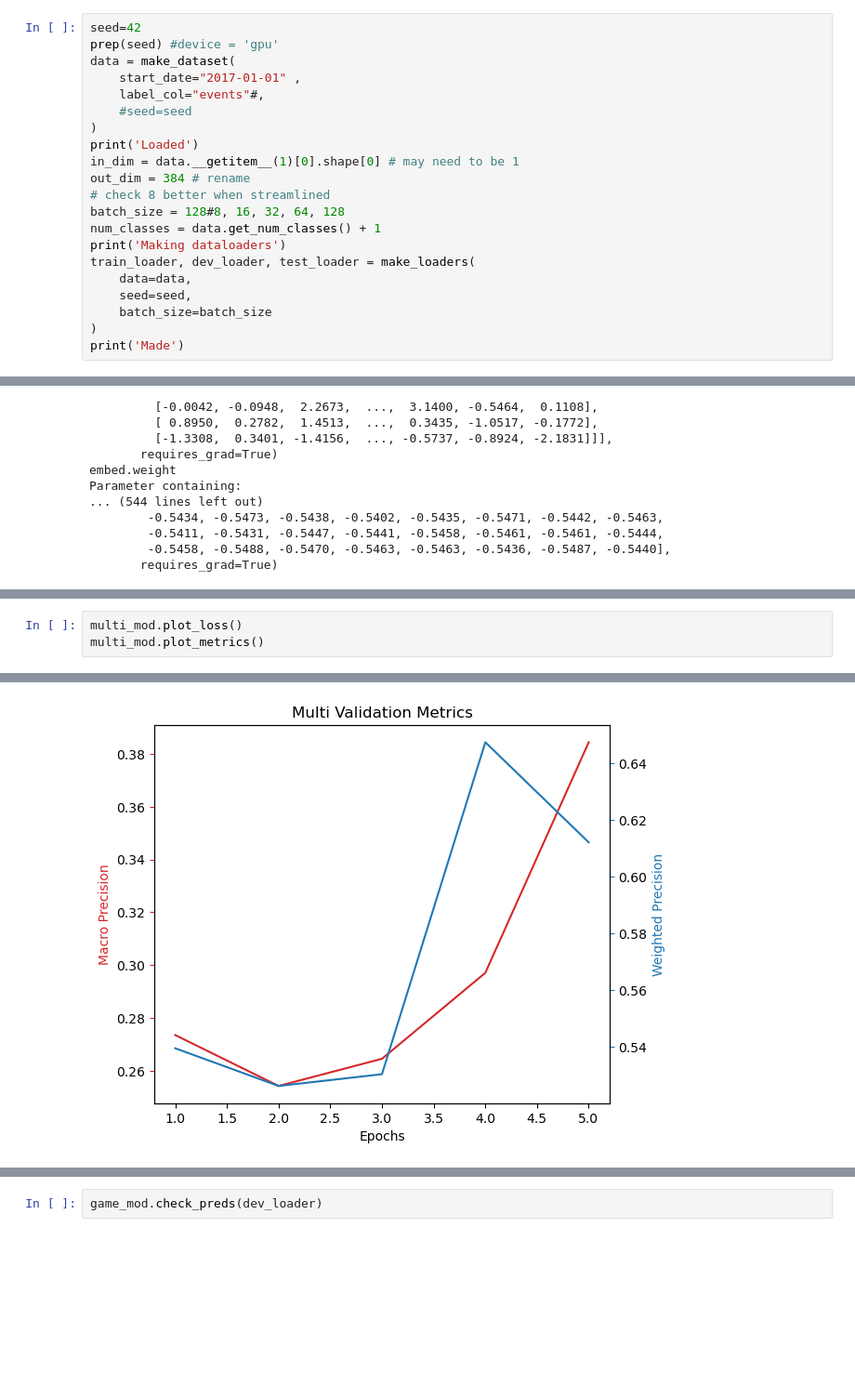
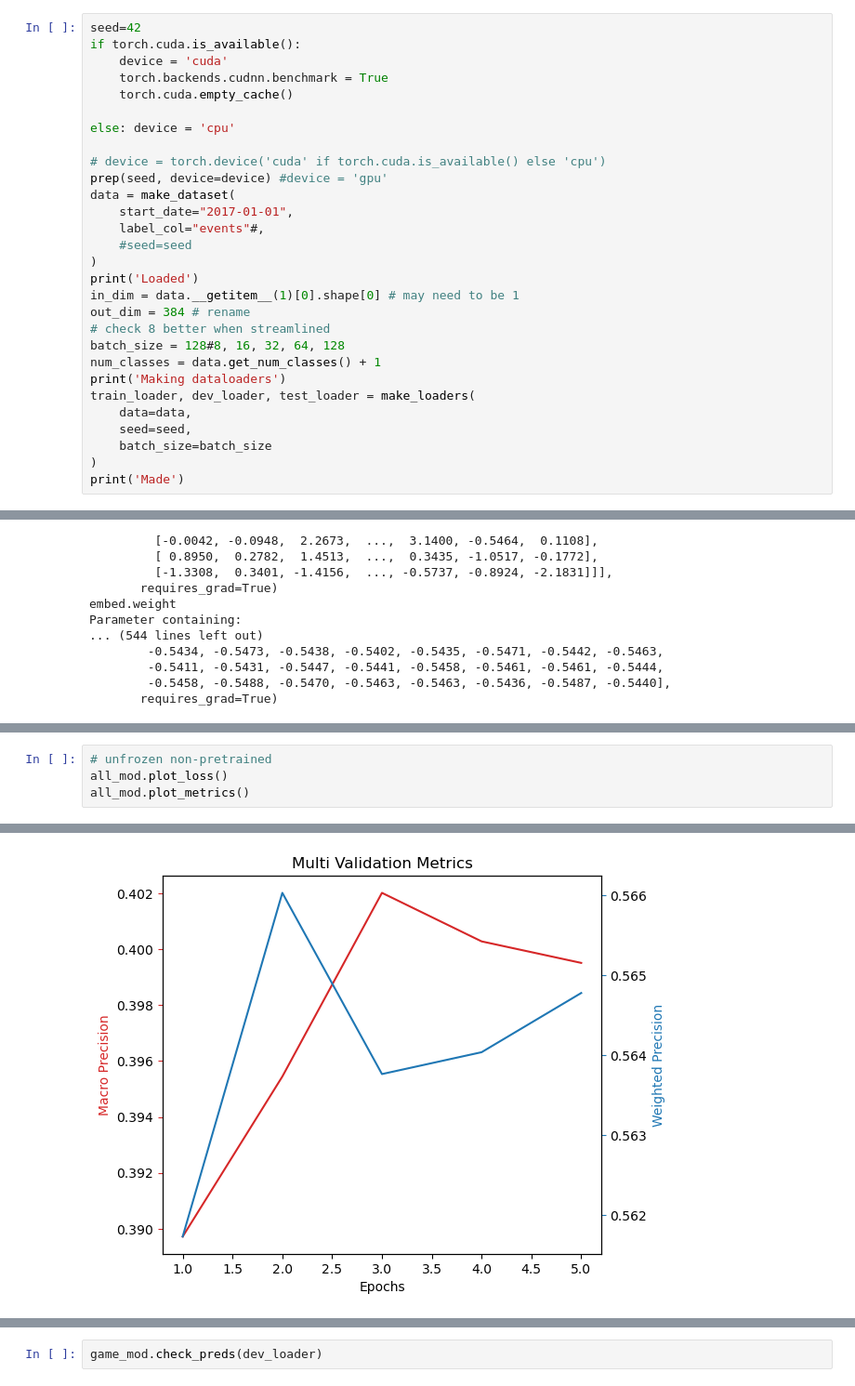
Before and after one commit to augmill/baseball_prediction, a Jupyter notebook: test.ipynb, the cells around one changed output, grey strips where cells are left out. Shown at 93% size. Cells and saved outputs as stored; diff of their text form; blank space fills up the shorter version.

```diff
--- a/test.ipynb
+++ b/test.ipynb
@@ -23,9 +23,17 @@ fuse
 can use google cloud credits, ask everly if needed
 # %%
 seed=42
-prep(seed) #device = 'gpu'
+if torch.cuda.is_available():
+    device = 'cuda'
+    torch.backends.cudnn.benchmark = True
+    torch.cuda.empty_cache()
+
+else: device = 'cpu'
+
+# device = torch.device('cuda' if torch.cuda.is_available() else 'cpu')
+prep(seed, device=device) #device = 'gpu'
 data = make_dataset(
-    start_date="2017-01-01" ,
+    start_date="2017-01-01",
     label_col="events"#,
     #seed=seed
 )
@@ -280,4 +482,5 @@ Fitting Multi model...
 # %%
-multi_mod.plot_loss()
-multi_mod.plot_metrics()
+# unfrozen non-pretrained
+all_mod.plot_loss()
+all_mod.plot_metrics()
 # %% [output]
@@ -285,2 +488,2 @@ multi_mod.plot_metrics()
-[figure, old version]
+[figure, new version]
 # %%
```
Also changed, not shown: parts of 45 cells of this notebook, 5 other files.
